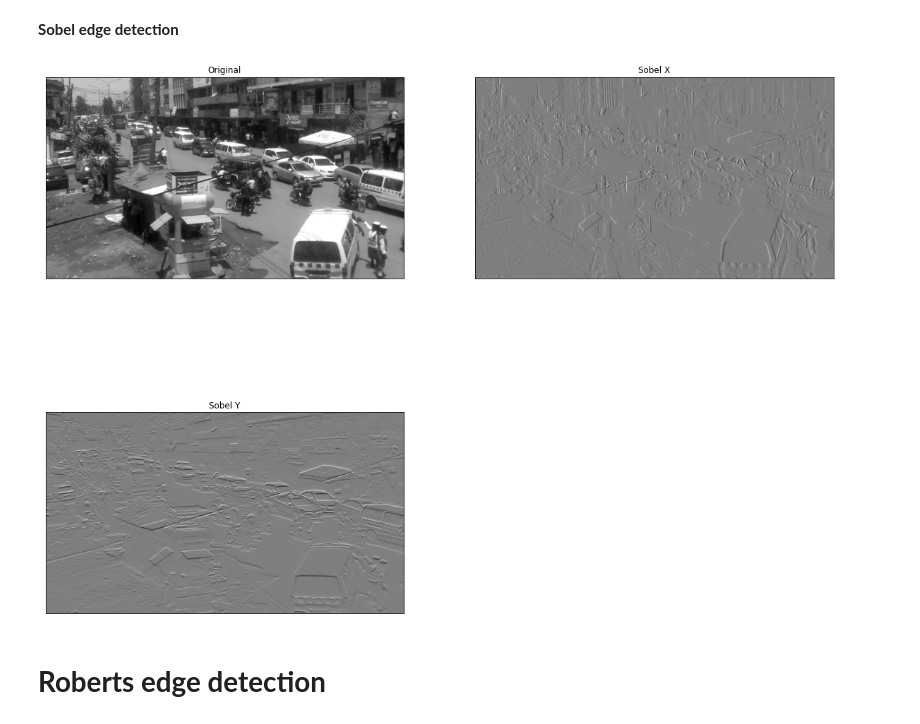
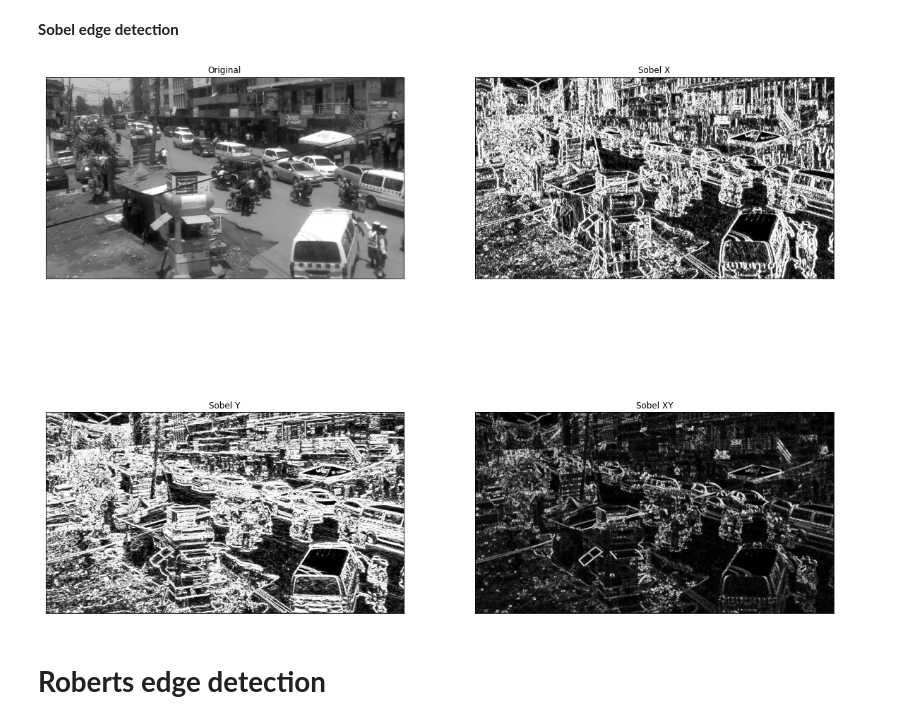
Before and after one commit to dmosh/computervision, a Jupyter notebook: assignment_2.ipynb, the cells around one changed output. Cells and saved outputs as stored; diff of their text form; code cells hidden in the pictures.

```diff
--- a/assignment_2.ipynb
+++ b/assignment_2.ipynb
@@ -143,30 +143,36 @@ plt.show()
 # %%
 imgPath = "/content/drive/MyDrive/Colab Notebooks/assignment2/images/frame18760.jpg"
 
 #using imread()
 img = cv.imread(imgPath)
 
 #convert image to rgb
 img = cv.cvtColor(img, cv.COLOR_BGR2GRAY)
 
 #remove noise using gaussian filter
 img_fil = cv.GaussianBlur(img,(3, 3), 0)
 
 # convolute with proper kernels
-sobelx = cv.Sobel(img,cv.CV_64F,1,0,ksize=7)  # x
-sobely = cv.Sobel(img,cv.CV_64F,0,1,ksize=7)  # y
+sobelx = cv.Sobel(img,cv.CV_64F,1,0,ksize=5)  # x
+sobelx_fil = cv.convertScaleAbs(sobelx)
+sobely = cv.Sobel(img,cv.CV_64F,0,1,ksize=5)  # y
+sobely_fil = cv.convertScaleAbs(sobely)
+sobelxy = cv.Sobel(img,cv.CV_64F,1,1,ksize=5)  # xy
+sobelxy_fil = cv.convertScaleAbs(sobelxy)
 
 plt.figure(figsize=(20, 16))
 plt.subplot(2,2,1),plt.imshow(img,cmap = 'gray')
 plt.title('Original'), plt.xticks([]), plt.yticks([])
-plt.subplot(2,2,2),plt.imshow(sobelx,cmap = 'gray')
+plt.subplot(2,2,2),plt.imshow(sobelx_fil,cmap = 'gray')
 plt.title('Sobel X'), plt.xticks([]), plt.yticks([])
-plt.subplot(2,2,3),plt.imshow(sobely,cmap = 'gray')
+plt.subplot(2,2,3),plt.imshow(sobely_fil,cmap = 'gray')
 plt.title('Sobel Y'), plt.xticks([]), plt.yticks([])
+plt.subplot(2,2,4),plt.imshow(sobelxy_fil,cmap = 'gray')
+plt.title('Sobel XY'), plt.xticks([]), plt.yticks([])
 
 plt.show()
 # %% [output]
-[figure, old version]
+[figure, new version]
 # %% [markdown]
 # **Roberts edge detection**
 # %%
```
